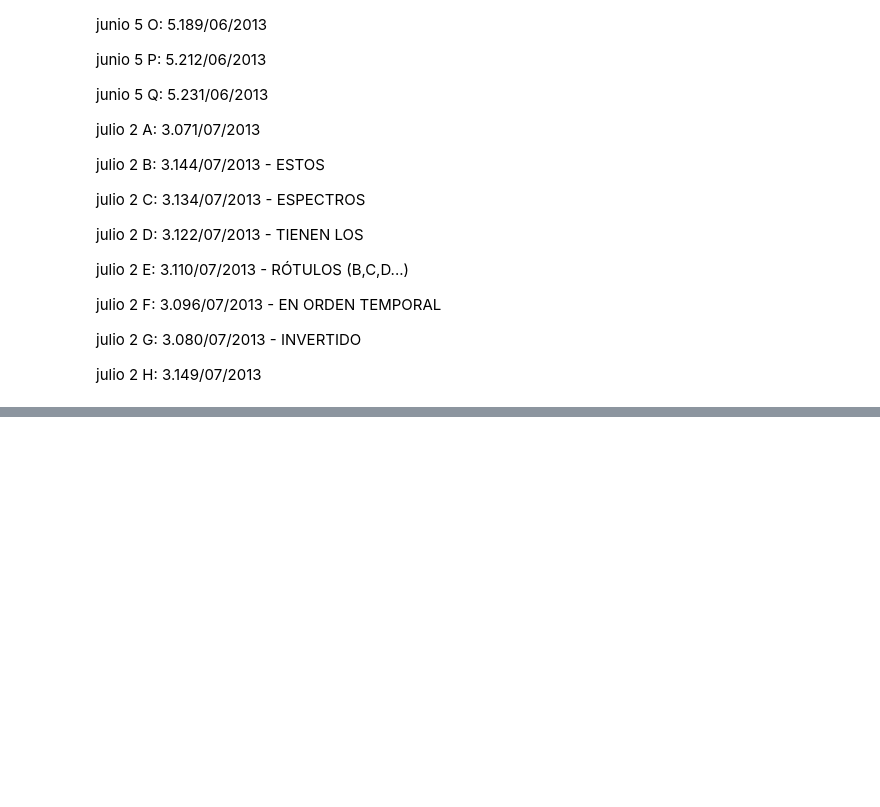
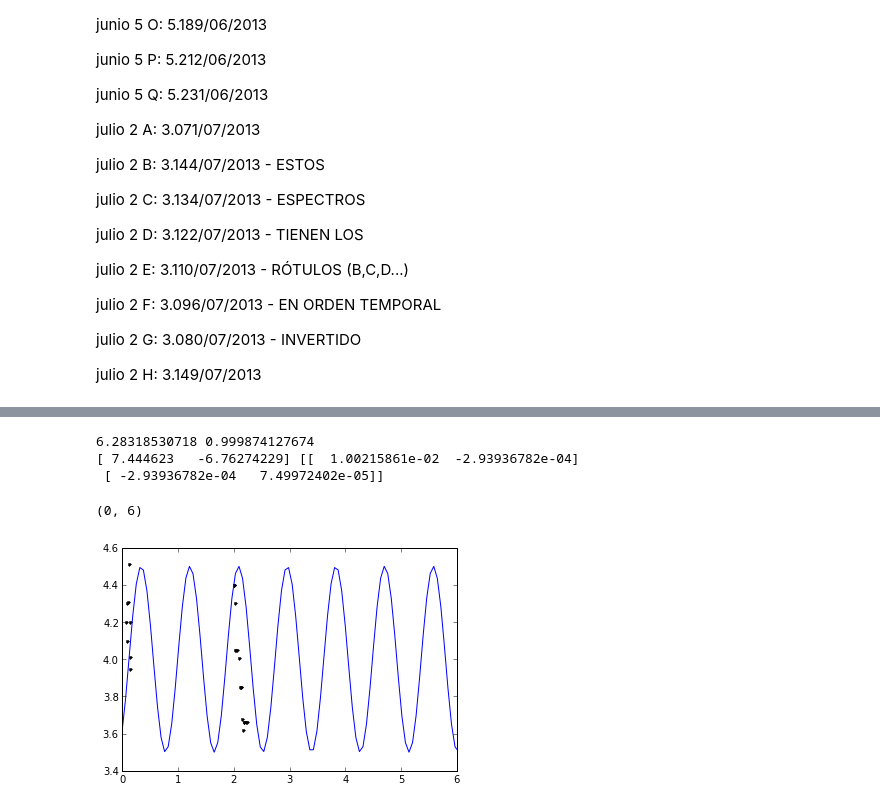
Before and after one commit to jngaravitoc/EpsCra, a Jupyter notebook: Spica.ipynb, the cells around one changed output, grey strips where cells are left out. Cells and saved outputs as stored; diff of their text form; code cells hidden in the pictures; blank space fills up the shorter version.

```diff
--- a/Spica.ipynb
+++ b/Spica.ipynb
@@ -360,0 +354,20 @@ np.loadtxt?
+# %%
+plt.plot(T, Xt,'k.') # no clear this time
+x = linspace(0,2*np.pi,100)
+print amax(x), amax(sin(x*2))
+plt.plot(x, 0.5*np.sin(x*7.2 + 5.4)+4)
+def sinfunc(x,a,b):
+    return a*np.sin(x-b)
+fitpars, covmat = curve_fit(sinfunc,T, Xt)
+
+print fitpars,covmat
+
+#plt.plot(T, sinfunc(T, fitpars[0], fitpars[1]), 'r-')
+plt.xlim([0, 6])
+#plt.plot(t, sinfunc(t, *fitpars), 'r-')
+# %% [output]
+6.28318530718 0.999874127674
+[ 7.444623   -6.76274229] [[  1.00215861e-02  -2.93936782e-04]
+ [ -2.93936782e-04   7.49972402e-05]]
+(0, 6)
+[figure, added]
```
Also changed, not shown: parts of 9 cells of this notebook.
